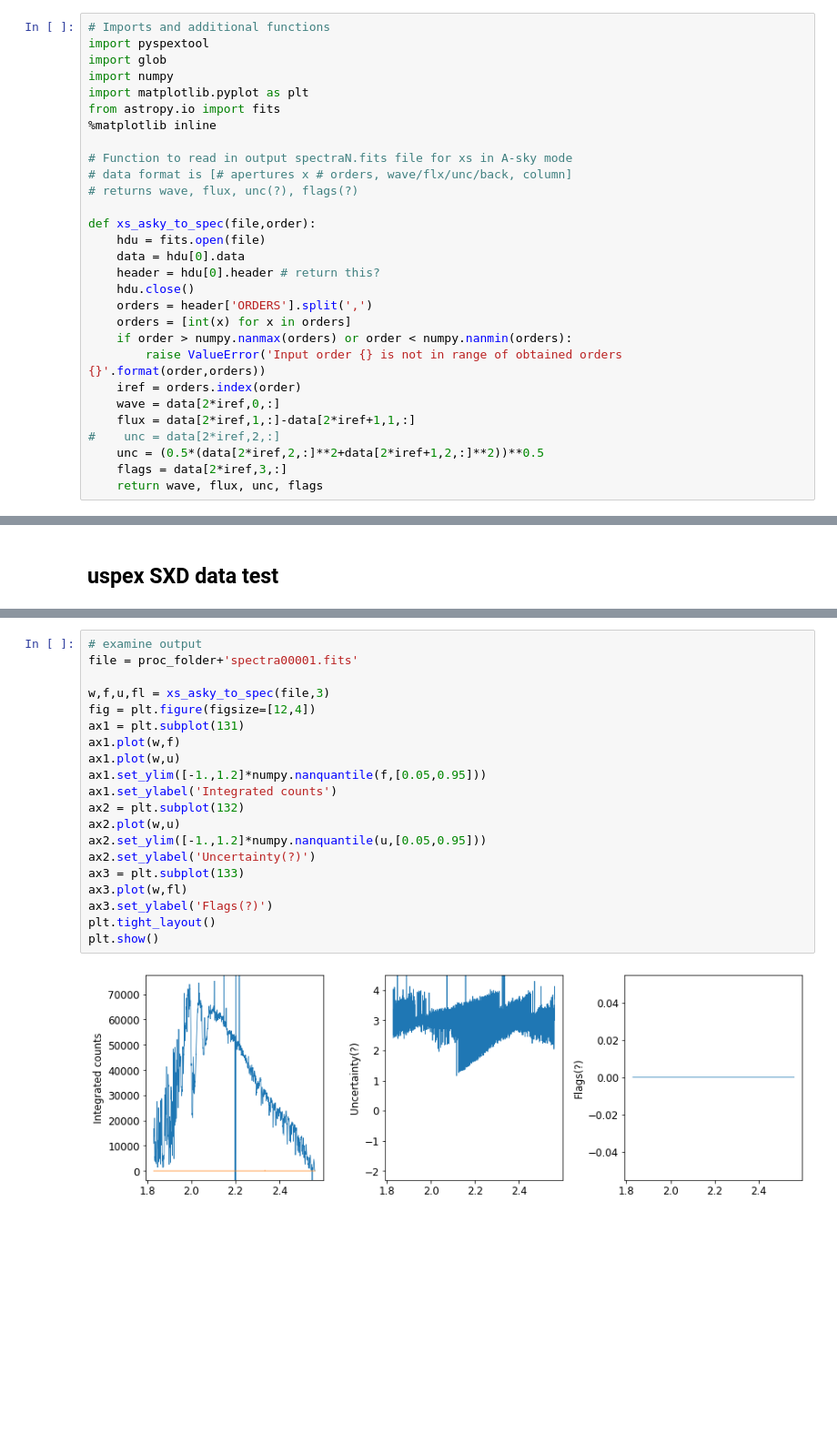
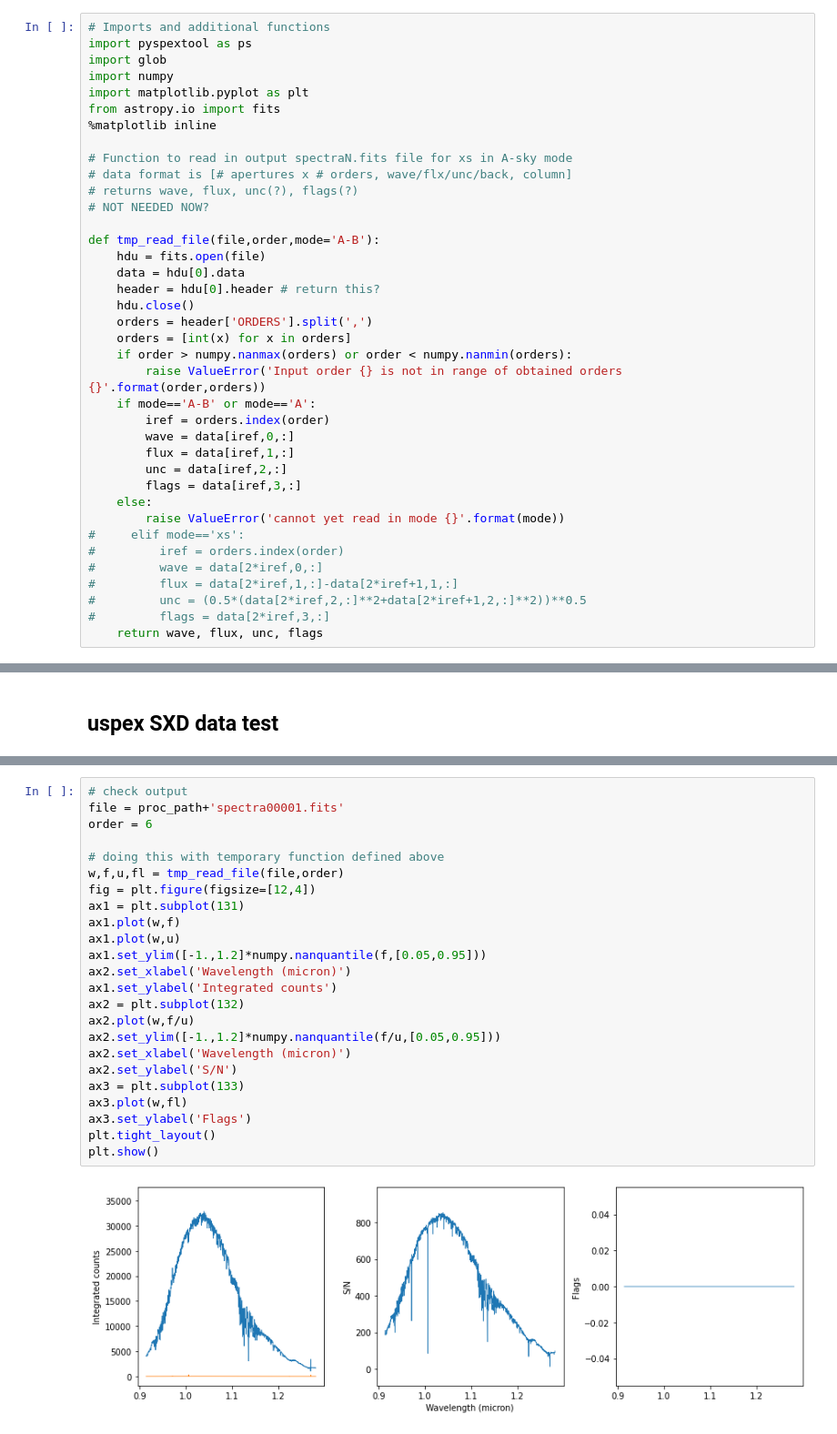
Before and after one commit to pyspextool/pyspextool, a Jupyter notebook: notebooks/batch_testing_adam.ipynb, the cells around one changed output, grey strips where cells are left out. Shown at 91% size. Cells and saved outputs as stored; diff of their text form; blank space fills up the shorter version.

```diff
--- a/notebooks/batch_testing_adam.ipynb
+++ b/notebooks/batch_testing_adam.ipynb
@@ -51,7 +51,7 @@ Organization of final data products
  - status: not yet begun
 # %%
 # Imports and additional functions
-import pyspextool
+import pyspextool as ps
 import glob
 import numpy
 import matplotlib.pyplot as plt
@@ -61,8 +61,9 @@ from astropy.io import fits
 # Function to read in output spectraN.fits file for xs in A-sky mode
 # data format is [# apertures x # orders, wave/flx/unc/back, column]
 # returns wave, flux, unc(?), flags(?)
+# NOT NEEDED NOW?
 
-def xs_asky_to_spec(file,order):
+def tmp_read_file(file,order,mode='A-B'):
     hdu = fits.open(file)
     data = hdu[0].data
     header = hdu[0].header # return this?
@@ -71,12 +72,20 @@ def xs_asky_to_spec(file,order):
     orders = [int(x) for x in orders]
     if order > numpy.nanmax(orders) or order < numpy.nanmin(orders):
         raise ValueError('Input order {} is not in range of obtained orders {}'.format(order,orders))
-    iref = orders.index(order)
-    wave = data[2*iref,0,:]
-    flux = data[2*iref,1,:]-data[2*iref+1,1,:]
-#    unc = data[2*iref,2,:]
-    unc = (0.5*(data[2*iref,2,:]**2+data[2*iref+1,2,:]**2))**0.5
-    flags = data[2*iref,3,:]
+    if mode=='A-B' or mode=='A':
+        iref = orders.index(order)
+        wave = data[iref,0,:]
+        flux = data[iref,1,:]
+        unc = data[iref,2,:]
+        flags = data[iref,3,:]
+    else:
+        raise ValueError('cannot yet read in mode {}'.format(mode))
+#     elif mode=='xs':
+#         iref = orders.index(order)
+#         wave = data[2*iref,0,:]
+#         flux = data[2*iref,1,:]-data[2*iref+1,1,:]
+#         unc = (0.5*(data[2*iref,2,:]**2+data[2*iref+1,2,:]**2))**0.5
+#         flags = data[2*iref,3,:]
     return wave, flux, unc, flags
 # %% [markdown]
 # pyspextool component testing
@@ -215,22 +235,26 @@ Extracting apertures...
 # %%
-# examine output
-file = proc_folder+'spectra00001.fits'
+# check output
+file = proc_path+'spectra00001.fits'
+order = 6
 
-w,f,u,fl = xs_asky_to_spec(file,3)
+# doing this with temporary function defined above
+w,f,u,fl = tmp_read_file(file,order)
 fig = plt.figure(figsize=[12,4])
 ax1 = plt.subplot(131)
 ax1.plot(w,f)
 ax1.plot(w,u)
 ax1.set_ylim([-1.,1.2]*numpy.nanquantile(f,[0.05,0.95]))
+ax2.set_xlabel('Wavelength (micron)')
 ax1.set_ylabel('Integrated counts')
 ax2 = plt.subplot(132)
-ax2.plot(w,u)
-ax2.set_ylim([-1.,1.2]*numpy.nanquantile(u,[0.05,0.95]))
-ax2.set_ylabel('Uncertainty(?)')
+ax2.plot(w,f/u)
+ax2.set_ylim([-1.,1.2]*numpy.nanquantile(f/u,[0.05,0.95]))
+ax2.set_xlabel('Wavelength (micron)')
+ax2.set_ylabel('S/N')
 ax3 = plt.subplot(133)
 ax3.plot(w,fl)
-ax3.set_ylabel('Flags(?)')
+ax3.set_ylabel('Flags')
 plt.tight_layout()
 plt.show()
 # %% [output]
-[figure, old version]
+[figure, new version]
```
Also changed, not shown: parts of 28 cells of this notebook, 8 other files.
